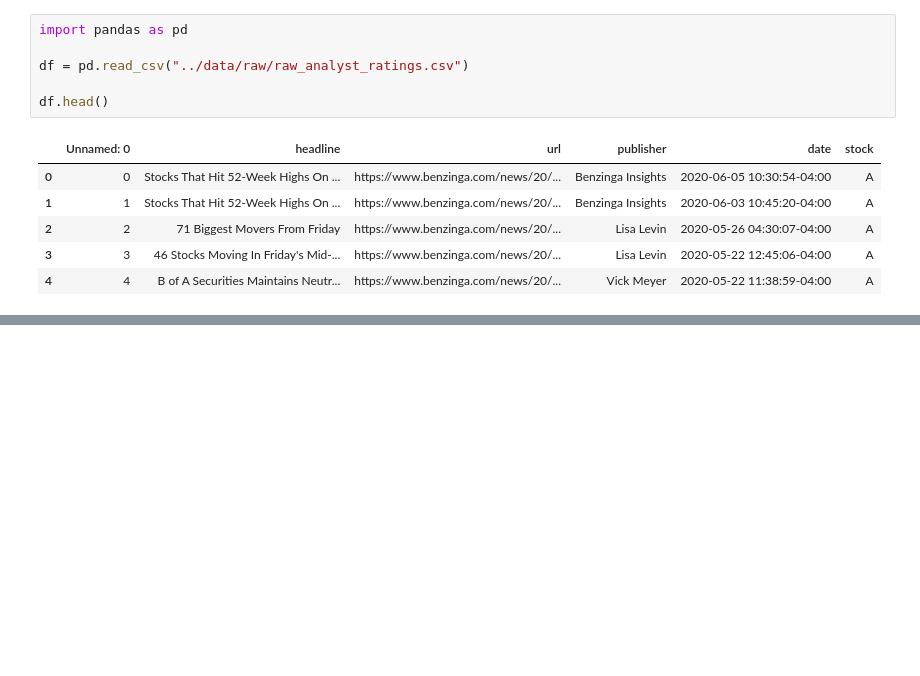
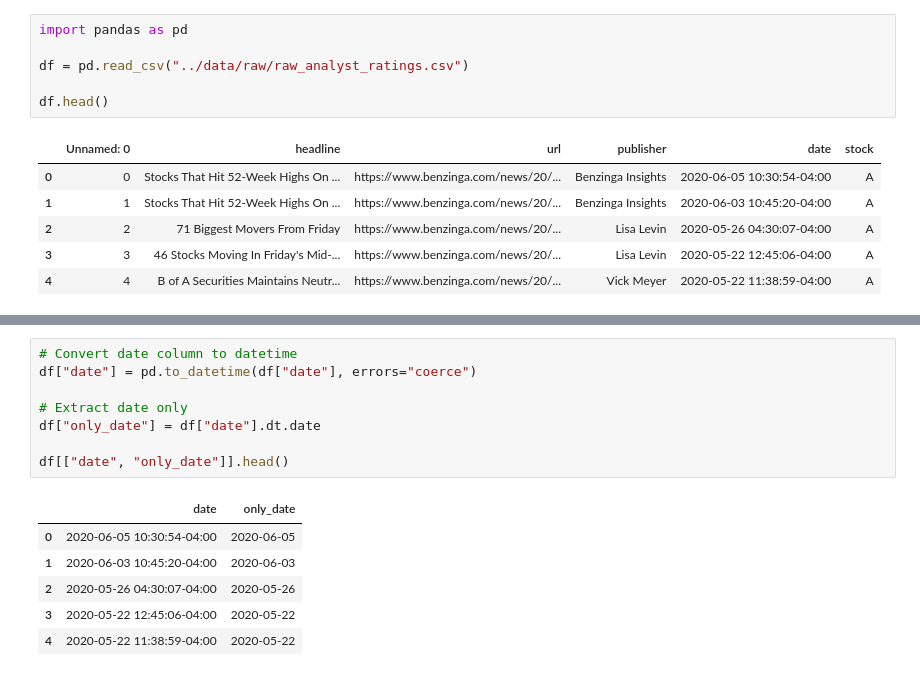
Before and after one commit to Benareyo/news-sentiment-analysis, a Jupyter notebook: notebooks/task_1_eda.ipynb, the cells around one changed output, grey strips where cells are left out. Drawn from its saved outputs; the diff is of its cells as text; blank space fills up the shorter version.

```diff
--- a/notebooks/task_1_eda.ipynb
+++ b/notebooks/task_1_eda.ipynb
@@ -40,0 +141,15 @@ df.head()
+# %%
+# Convert date column to datetime
+df["date"] = pd.to_datetime(df["date"], errors="coerce")
+
+# Extract date only
+df["only_date"] = df["date"].dt.date
+
+df[["date", "only_date"]].head()
+# %% [output]
+|  | date | only_date |
+| 0 | 2020-06-05 10:30:54-04:00 | 2020-06-05 |
+| 1 | 2020-06-03 10:45:20-04:00 | 2020-06-03 |
+| 2 | 2020-05-26 04:30:07-04:00 | 2020-05-26 |
+| 3 | 2020-05-22 12:45:06-04:00 | 2020-05-22 |
+| 4 | 2020-05-22 11:38:59-04:00 | 2020-05-22 |
```
Also changed, not shown: parts of 10 cells of this notebook.
